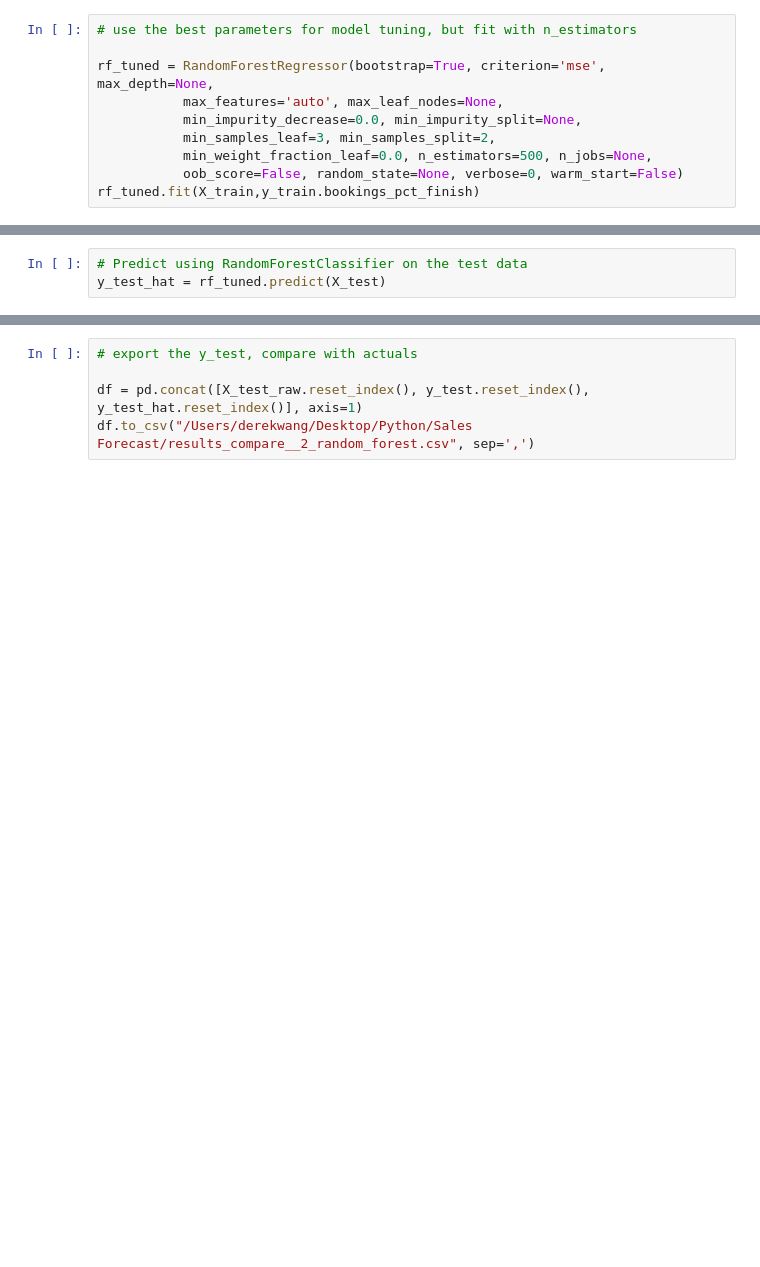
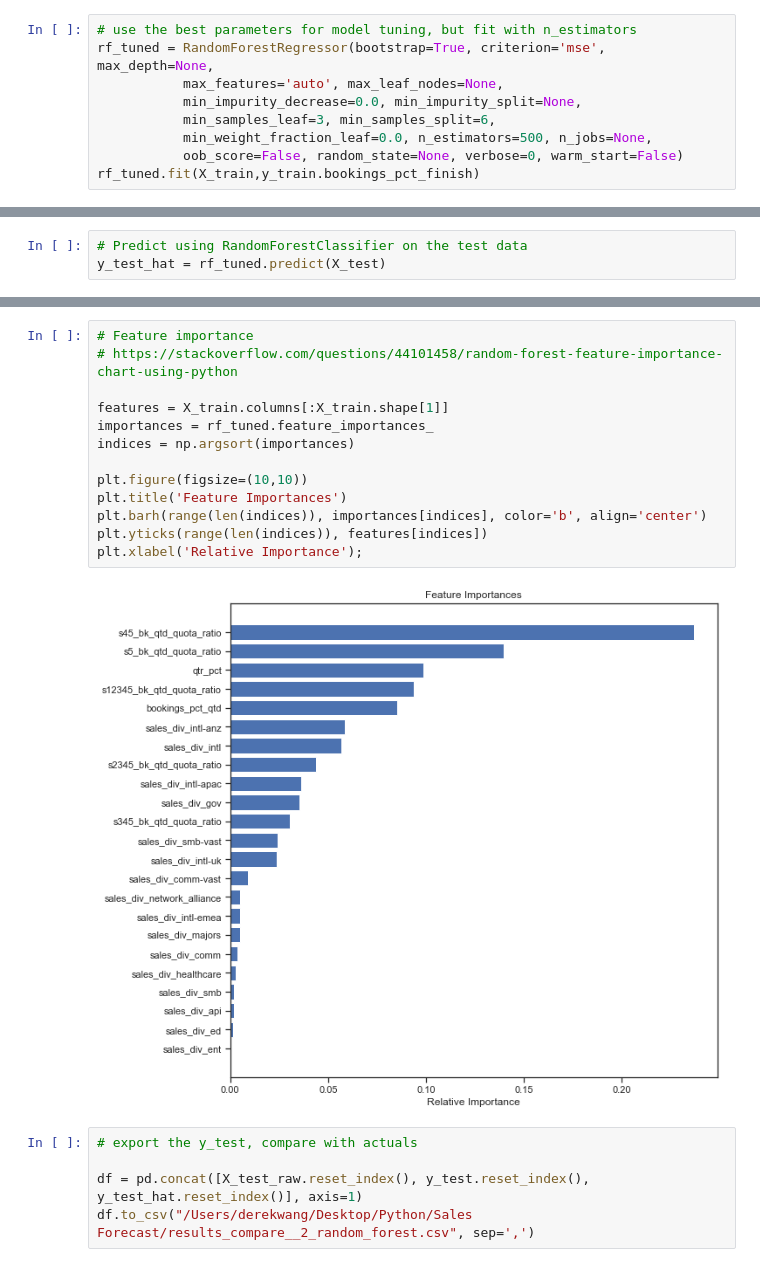
Before and after one commit to d88w/ml_sales_forecast, a Jupyter notebook: 2_sales_fcst_random_forest.ipynb, the cells around one changed output, grey strips where cells are left out. Cells and saved outputs as stored; diff of their text form; blank space fills up the shorter version.

```diff
--- a/2_sales_fcst_random_forest.ipynb
+++ b/2_sales_fcst_random_forest.ipynb
@@ -211,10 +198,9 @@ RandomForestRegressor(bootstrap=True, criterion='mse', max_depth=None,
 # %%
 # use the best parameters for model tuning, but fit with n_estimators
-
 rf_tuned = RandomForestRegressor(bootstrap=True, criterion='mse', max_depth=None,
            max_features='auto', max_leaf_nodes=None,
            min_impurity_decrease=0.0, min_impurity_split=None,
-           min_samples_leaf=3, min_samples_split=2,
+           min_samples_leaf=3, min_samples_split=6,
            min_weight_fraction_leaf=0.0, n_estimators=500, n_jobs=None,
            oob_score=False, random_state=None, verbose=0, warm_start=False)
 rf_tuned.fit(X_train,y_train.bookings_pct_finish)
@@ -285,4 +271,19 @@ bookings_pct_finish    0.024389
 dtype: float64
+# %%
+# Feature importance
+# https://stackoverflow.com/questions/44101458/random-forest-feature-importance-chart-using-python
+
+features = X_train.columns[:X_train.shape[1]]
+importances = rf_tuned.feature_importances_
+indices = np.argsort(importances)
+
+plt.figure(figsize=(10,10))
+plt.title('Feature Importances')
+plt.barh(range(len(indices)), importances[indices], color='b', align='center')
+plt.yticks(range(len(indices)), features[indices])
+plt.xlabel('Relative Importance');
+# %% [output]
+[figure, added]
 # %%
 # export the y_test, compare with actuals
 
```
Also changed, not shown: parts of 8 cells of this notebook.
